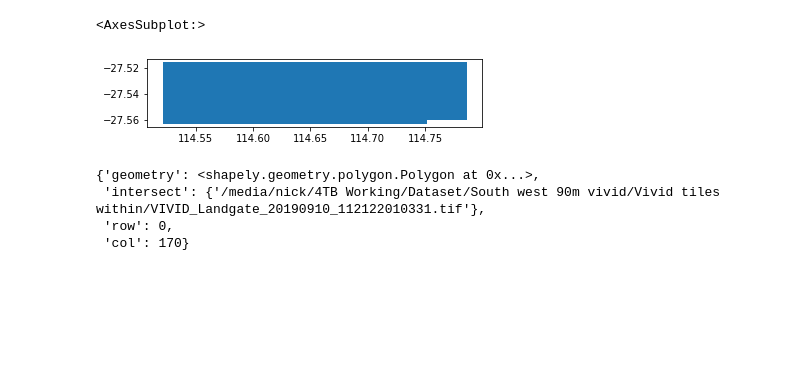
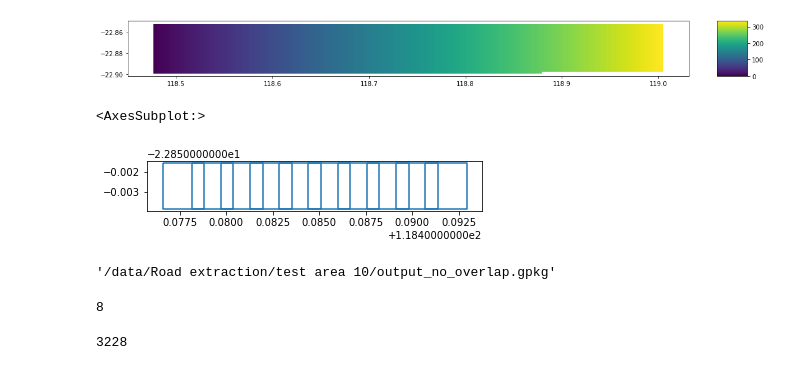
Before and after one commit to DPIRD-DMA/blog, a Jupyter notebook: notebooks/How to efficiently create millions of overlapping raster tiles.ipynb, the cells around one changed output. Cells and saved outputs as stored; diff of their text form; code cells hidden in the pictures; blank space fills up the shorter version.

```diff
--- a/notebooks/How to efficiently create millions of overlapping raster tiles.ipynb
+++ b/notebooks/How to efficiently create millions of overlapping raster tiles.ipynb
@@ -99,0 +138,4 @@ with Pool() as pool:
+# %%
+proj = osr.SpatialReference(wkt=test_raster.GetProjection())
+crs = 'EPSG:'+proj.GetAttrValue('AUTHORITY',1)
+crs
@@ -99,0 +144,10 @@ with Pool() as pool:
+# %%
+# calculate the geographical distance in each direction each tile must be from the last tile
+x_move = pixel_size_x*(tile_size_px[0]-tile_oxerlap_px)
+y_move = pixel_size_y*(tile_size_px[1]-tile_oxerlap_px)
+print(x_move,y_move)
+
+# calculate the geographical size of each tile
+x_tile_size = pixel_size_x*tile_size_px[0]
+y_tile_size = pixel_size_y*tile_size_px[1]
+print(x_tile_size,y_tile_size)
@@ -135,17 +188,17 @@ def intersect_tile_with_geotiffs(tile_dict,geo_tiff_bounds):
 def make_polygons(row):
     tile_polygon_list = []
     tile_top = bound_y_max + y_move*row
-    tile_bottom = tile_top + y_move
+    tile_bottom = tile_top + y_tile_size
     tile_left = bound_x_min
 
     for col in range(0,number_of_cols):
         tile_left = bound_x_min + col*x_move
-        tile_right = tile_left + x_move
+        tile_right = tile_left + x_tile_size
         tile_dict = {'top':tile_top,'left':tile_left,'bottom':tile_bottom,'right':tile_right}
         tile_list = np.array([tile_top,tile_left,tile_bottom,tile_right])
 #         check if valid tile
         intersect = intersect_tile_with_geotiffs(tile_dict,geo_tiff_bounds)
-        raster_name = str(row)+'_'+str(col)+'.tif'
+        raster_name = raster_name_append+str(row)+'_'+str(col)+'.tif'
         if len(intersect) > 0:
             polygon = {'geometry':geometry.Polygon([[tile_left, tile_top], [tile_right, tile_top], [tile_right, tile_bottom], [tile_left, tile_bottom]]),
                       'intersect':intersect, 'row':row, 'col':col, 'name':raster_name}
@@ -176,6 +214,6 @@ Wall time: 4min 30s
 # %%
 %%time
 #  convert into geodataframe
-polygon_tiles_gpd = gpd.GeoDataFrame(tile_polygon_list,geometry='geometry',crs='EPSG:4326')
+polygon_tiles_gpd = gpd.GeoDataFrame(tile_polygon_list,geometry='geometry',crs=crs)
 del polygon_tiles_gpd['intersect']
 # %% [output]
@@ -184,5 +238,9 @@ Wall time: 7.87 s
 # %%
-polygon_tiles_gpd.head(2000).plot()
+# plot up a bunch of polygons
+fig, ax = plt.subplots()
+fig.set_size_inches(18.5, 10.5)
+divider = make_axes_locatable(ax)
+cax = divider.append_axes("right", size="5%", pad=0.1)
+polygon_tiles_gpd.head(10000).plot(column='col', ax=ax, legend=True,cax=cax);
 # %% [output]
-<AxesSubplot:>
-[figure, old version]
+[figure, new version]
@@ -191,9 +247,11 @@ polygon_tiles_gpd.head(2000).plot()
+# %%
+# plot a small number of polygon bounds
+polygon_tiles_gpd.head(10).boundary.plot()
+# %% [output]
+<AxesSubplot:>
+[figure, added]
 # %%
-polygon_tiles_gpd.to_file(os.path.join(output_folder,'output.gpkg'), driver="GPKG")
+polygon_export_loc = os.path.join(os.path.dirname(output_folder),'output_no_overlap.gpkg')
+polygon_export_loc
+# %% [output]
+'/data/Road extraction/test area 10/output_no_overlap.gpkg'
-# %%
-tile_polygon_list[1]
-# %% [output]
-{'geometry': <shapely.geometry.polygon.Polygon at 0x...>,
- 'intersect': {'/media/nick/4TB Working/Dataset/South west 90m vivid/Vivid tiles within/VIVID_Landgate_20190910_112122010331.tif'},
- 'row': 0,
- 'col': 170}
@@ -272,0 +330,14 @@ print(len(flat_incomplete_tile_list),'incomplete tiles')
+# %%
+# set this to cpu_count() unless you are running out of RAM in which case decrease it
+concurrent_threads = cpu_count()
+concurrent_threads
+# %% [output]
+8
+# %%
+tile_count = 0
+for raster,tiles in geo_tiff_with_tiles:
+    tile_count+=len(tiles)
+average_tile_count = round(tile_count/len(geo_tiff_with_tiles))
+average_tile_count
+# %% [output]
+3228
```
Also changed, not shown: parts of 51 cells of this notebook.
